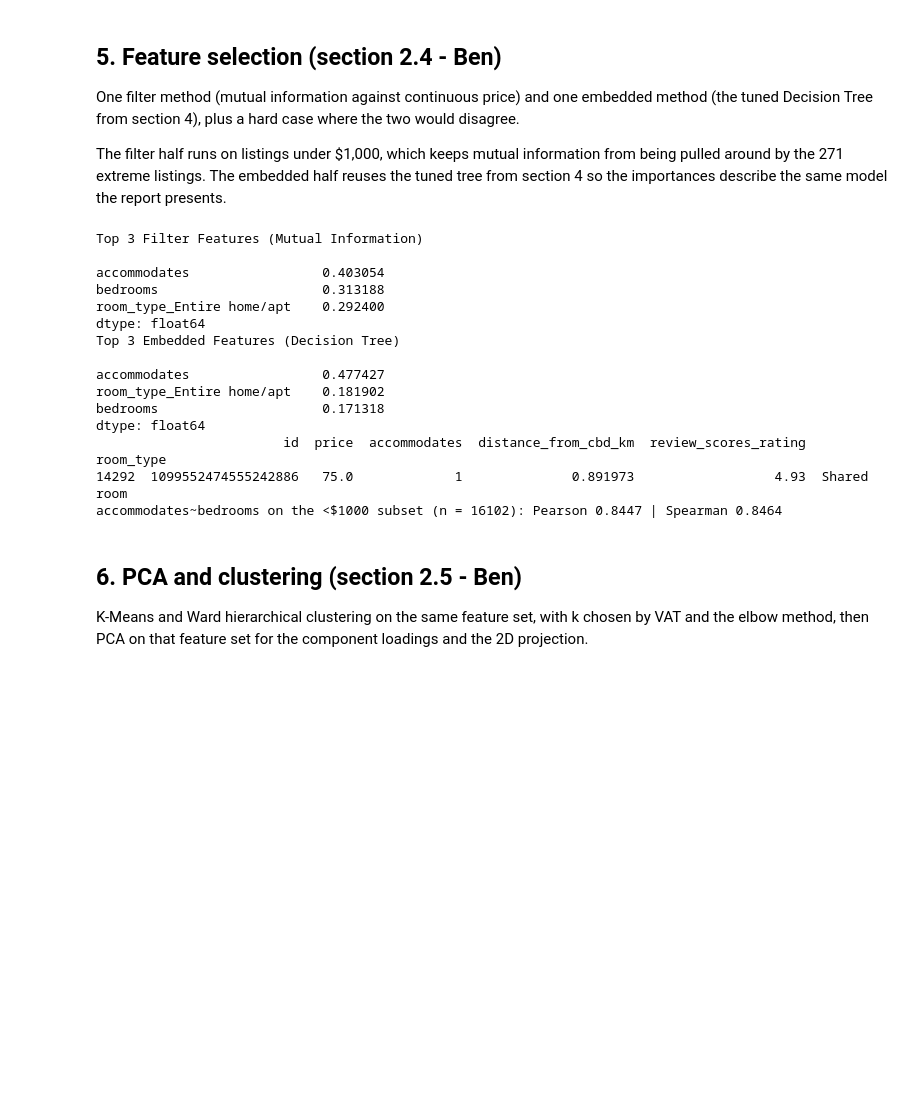
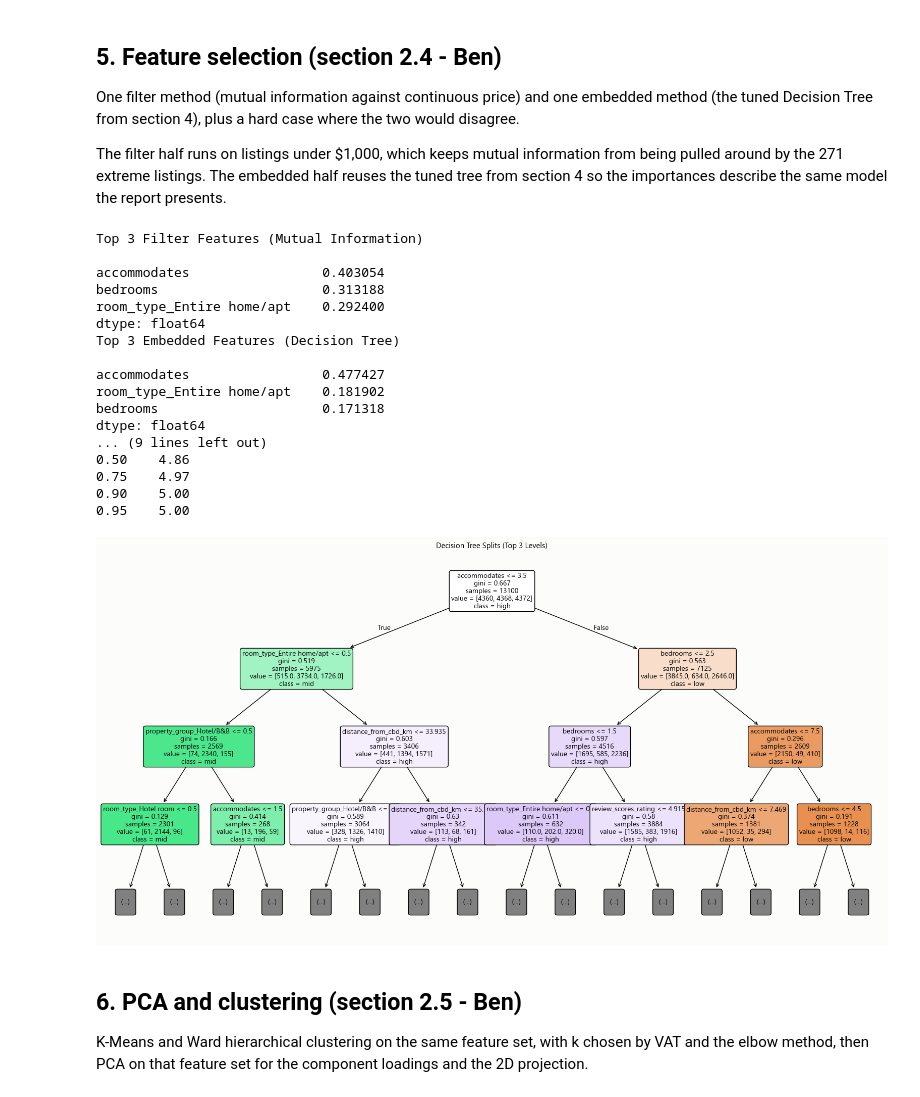
Before and after one commit to Lennnnnnnnnnnnnnnnnn/EODP-Assignment2, a Jupyter notebook: code.ipynb, the cells around one changed output. Saved outputs shown, nothing was run; the diff lists cells and outputs as text; code cells hidden in the pictures; blank space fills up the shorter version.

```diff
--- a/code.ipynb
+++ b/code.ipynb
@@ -1034,46 +1034,97 @@ print(mi_series.head(3))
 # Decision Tree Regressor
 # Same decision tree technique as Ten
 
-# Embedded importances come from the tuned depth-8 tree fitted in 2.3, not from a
-# fresh unpruned tree. An unpruned tree keeps splitting to isolate individual rows and
-# does so on whatever has the most distinct values, which inflates distance_from_cbd_km
-# (15,092 distinct values) and review_scores_rating. It also scored worse in CV
-# (macro-F1 0.5962 vs 0.6604), and its price bands differ from the ones 2.3 reports.
+# Embedded importances come from the tuned depth-8 tree fitted in section 4, not from a
+# fresh unpruned tree, so they describe the same model the report presents.
+#
+# Where depth 8 came from: max_depth was swept over 12 values with 5-fold stratified CV on
+# the training set only, scoring macro-F1. Depth 8 won at 0.6604. sklearn's default of None
+# grows to depth 43 with 4,533 leaves and scores 0.9990 on training data against 0.5962 on
+# unseen data, a gap of 0.4028; at depth 8 that gap is 0.0382. See section 4's sweep table.
+#
+# What the numbers mean: at each node the tree picks the feature and threshold that most
+# reduces Gini impurity. A feature's importance is the total impurity reduction across every
+# node that split on it, weighted by the listings reaching those nodes, normalised to sum
+# to 1. So it measures how much work the column did separating the bands, given the other
+# columns, which is why it differs from the MI scores above that judge each feature alone.
+#
+# Known bias: more distinct values means more candidate thresholds, so continuous and
+# high-cardinality features accumulate importance. distance_from_cbd_km has 15,092 distinct
+# values against 2 for a one-hot column. Depth 8 limits the number of splits and so limits
+# the distortion, but does not remove it.
 embedded_importances = (pd.Series(tree_final.feature_importances_, index=X_train.columns)
                         .sort_values(ascending=False))
 
 top_3_embedded = embedded_importances.head(3)
 print("Top 3 Embedded Features (Decision Tree)\n")
 print(top_3_embedded)
 
+# Below is for report #
+
 # finding a hard case
 hard_case = df_copy[(df_copy['distance_from_cbd_km'] < 1.0) &
                     (df_copy['review_scores_rating'] > 4.8) &
                     (df_copy['room_type'] == 'Shared room')][['id', 'price', 'accommodates', 'distance_from_cbd_km', 'review_scores_rating', 'room_type']]
 print(hard_case.head(1))
 
+filter_hard_case = df_copy[(df_copy['accommodates'] >= 6) &
+                      (df_copy['room_type'] == 'Entire home/apt') &
+                      (df_copy['distance_from_cbd_km'] > 35) &
+                      (df_copy['price'] < 200)][['id', 'price', 'accommodates', 'distance_from_cbd_km', 'review_scores_rating', 'room_type']]
+
+print(filter_hard_case.head(1))
+
+# correlation between accommodates and bedrooms
 # Reported three ways across the report, so state method and sample every time.
 # 2.2 uses Spearman on all rated+priced rows with both present (n = 14,058) -> 0.8643.
 pearson_trimmed = df_copy['accommodates'].corr(df_copy['bedrooms'])
 spearman_trimmed = df_copy['accommodates'].corr(df_copy['bedrooms'], method='spearman')
 print(f"accommodates~bedrooms on the <$1000 subset (n = {len(df_copy)}): "
       f"Pearson {pearson_trimmed:.4f} | Spearman {spearman_trimmed:.4f}")
+
+mean = df_copy['review_scores_rating'].mean()
+median = df_copy['review_scores_rating'].median()
+percentiles = df_copy['review_scores_rating'].quantile([0.25, 0.50, 0.75, 0.90, 0.95])
+
+print(f"Mean: {mean:.2f}")
+print(f"Median: {median:.2f}")
+print("\nPercentiles:" + percentiles.to_string())
+
+
+# Visualizing the decision tree splits for the top 3 levels #
+# AI was used to help here, the rest is my code #
+plt.figure(figsize=(20, 10))
+plot_tree(
+    tree_final,
+    feature_names=X_train.columns.to_list(),
+    class_names=['low', 'mid', 'high'],
+    filled=True,
+    rounded=True,
+    fontsize=10,
+    max_depth=3
+)
+plt.title("Decision Tree Splits (Top 3 Levels)")
+plt.savefig('figures/decision tree.png', dpi=200, bbox_inches='tight')
+plt.show()
 # %% [output]
 Top 3 Filter Features (Mutual Information)
 
 accommodates                 0.403054
 bedrooms                     0.313188
 room_type_Entire home/apt    0.292400
 dtype: float64
 Top 3 Embedded Features (Decision Tree)
 
 accommodates                 0.477427
 room_type_Entire home/apt    0.181902
 bedrooms                     0.171318
 dtype: float64
-                        id  price  accommodates  distance_from_cbd_km  review_scores_rating    room_type
-14292  1099552474555242886   75.0             1              0.891973                  4.93  Shared room
-accommodates~bedrooms on the <$1000 subset (n = 16102): Pearson 0.8447 | Spearman 0.8464
+... (9 lines left out)
+0.50    4.86
+0.75    4.97
+0.90    5.00
+0.95    5.00
+[figure, added]
 # %% [markdown]
 ## 6. PCA and clustering (section 2.5 - Ben)
 
```
Also changed, not shown: parts of 4 cells of this notebook, 3 other files.
